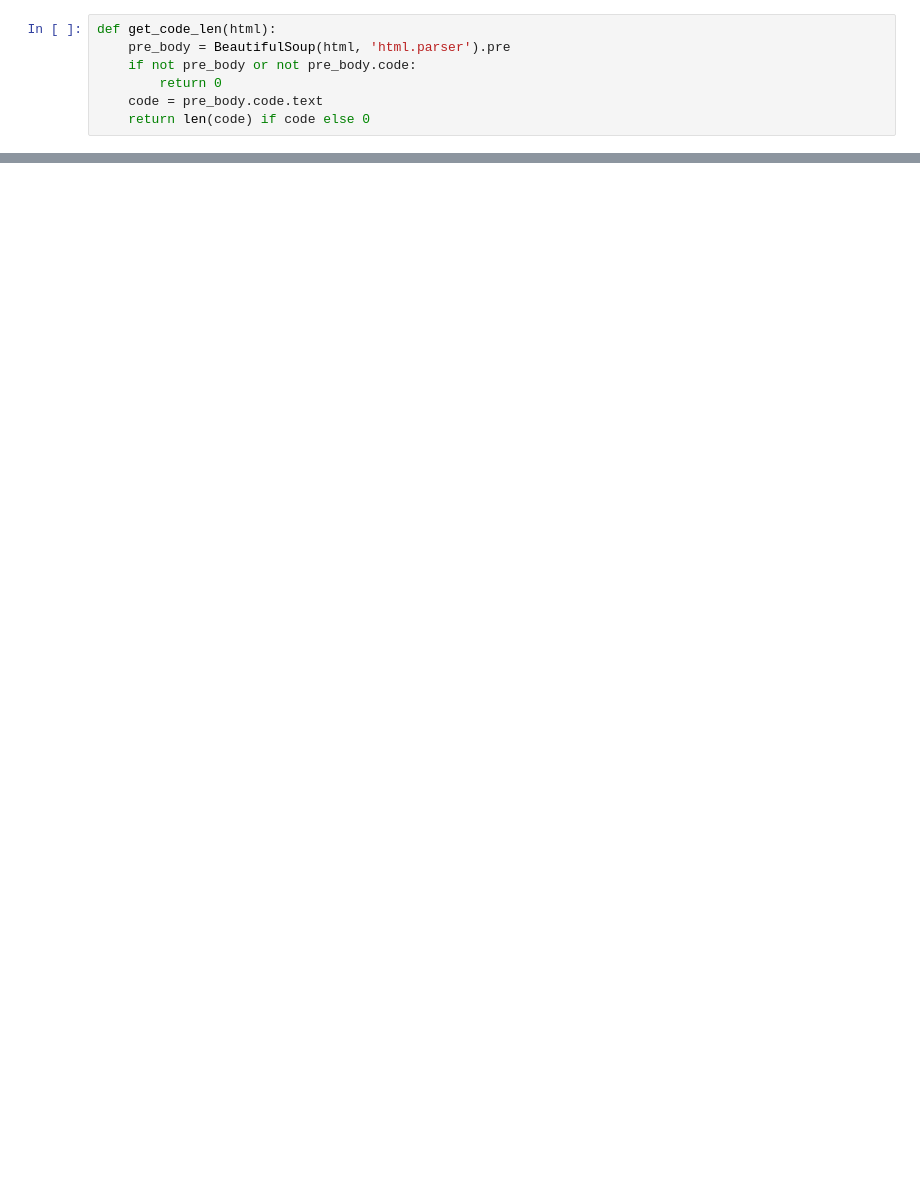
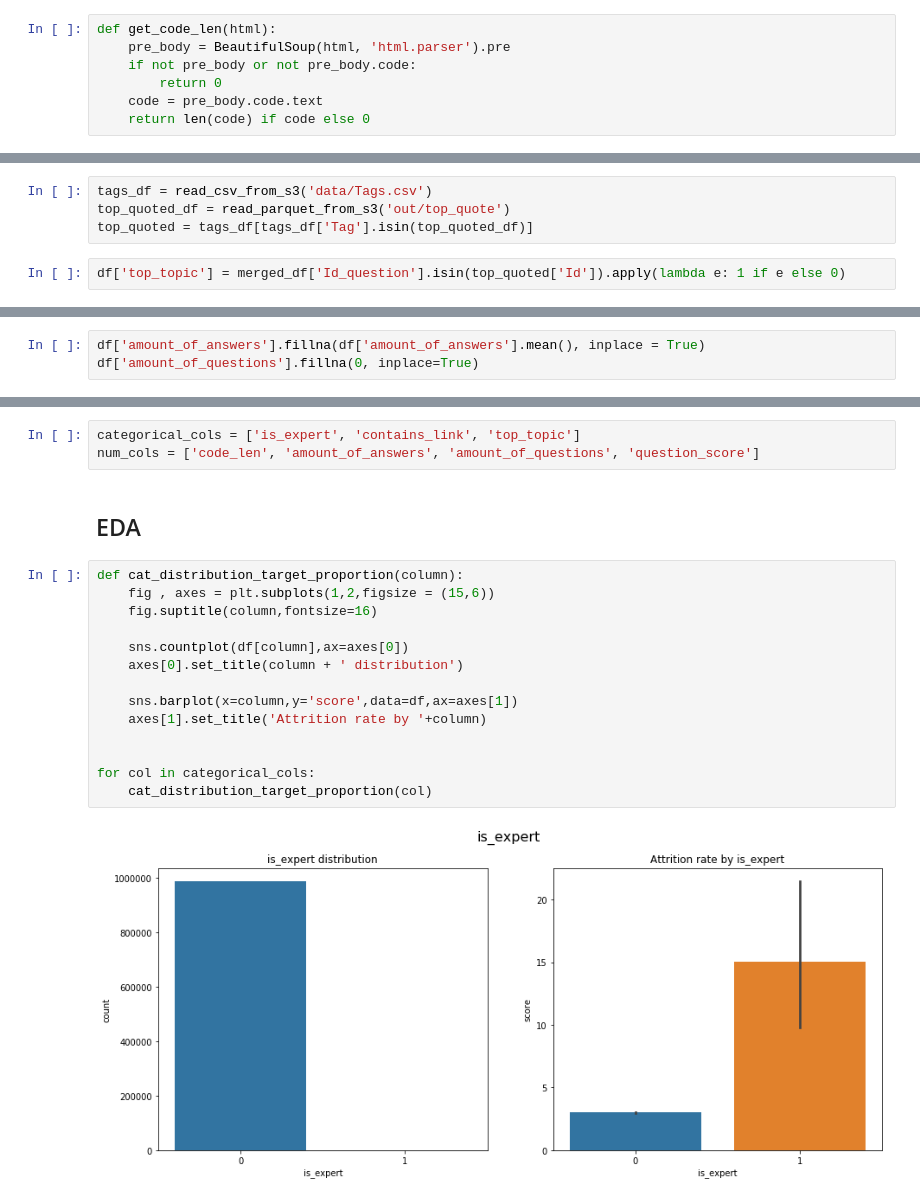
Before and after one commit to dsman1823/stack_overflow_da_lrng, a Jupyter notebook: stack_overflow_da.ipynb, the cells around one changed output, grey strips where cells are left out. Cells and saved outputs as stored; diff of their text form; blank space fills up the shorter version.

```diff
--- a/stack_overflow_da.ipynb
+++ b/stack_overflow_da.ipynb
@@ -73,3 +177,9 @@ KeyboardInterrupt:
+# %%
+tags_df = read_csv_from_s3('data/Tags.csv')
+top_quoted_df = read_parquet_from_s3('out/top_quote')
+top_quoted = tags_df[tags_df['Tag'].isin(top_quoted_df)]
+# %%
+df['top_topic'] = merged_df['Id_question'].isin(top_quoted['Id']).apply(lambda e: 1 if e else 0)
 # %%
 df.info()
 # %% [output]
@@ -91 +200,4 @@ df['Body'].apply(ge)
+# %%
+df['amount_of_answers'].fillna(df['amount_of_answers'].mean(), inplace = True)
+df['amount_of_questions'].fillna(0, inplace=True)
 # %%
@@ -102,0 +229,21 @@ df.describe()
+# %%
+categorical_cols = ['is_expert', 'contains_link', 'top_topic']
+num_cols = ['code_len', 'amount_of_answers', 'amount_of_questions', 'question_score']
+# %% [markdown]
+## EDA
+# %%
+def cat_distribution_target_proportion(column):
+    fig , axes = plt.subplots(1,2,figsize = (15,6))
+    fig.suptitle(column,fontsize=16)
+
+    sns.countplot(df[column],ax=axes[0])
+    axes[0].set_title(column + ' distribution')
+
+    sns.barplot(x=column,y='score',data=df,ax=axes[1])
+    axes[1].set_title('Attrition rate by '+column)
+
+
+for col in categorical_cols:
+    cat_distribution_target_proportion(col)
+# %% [output]
+[figure, added]
```
Also changed, not shown: parts of 66 cells of this notebook.
